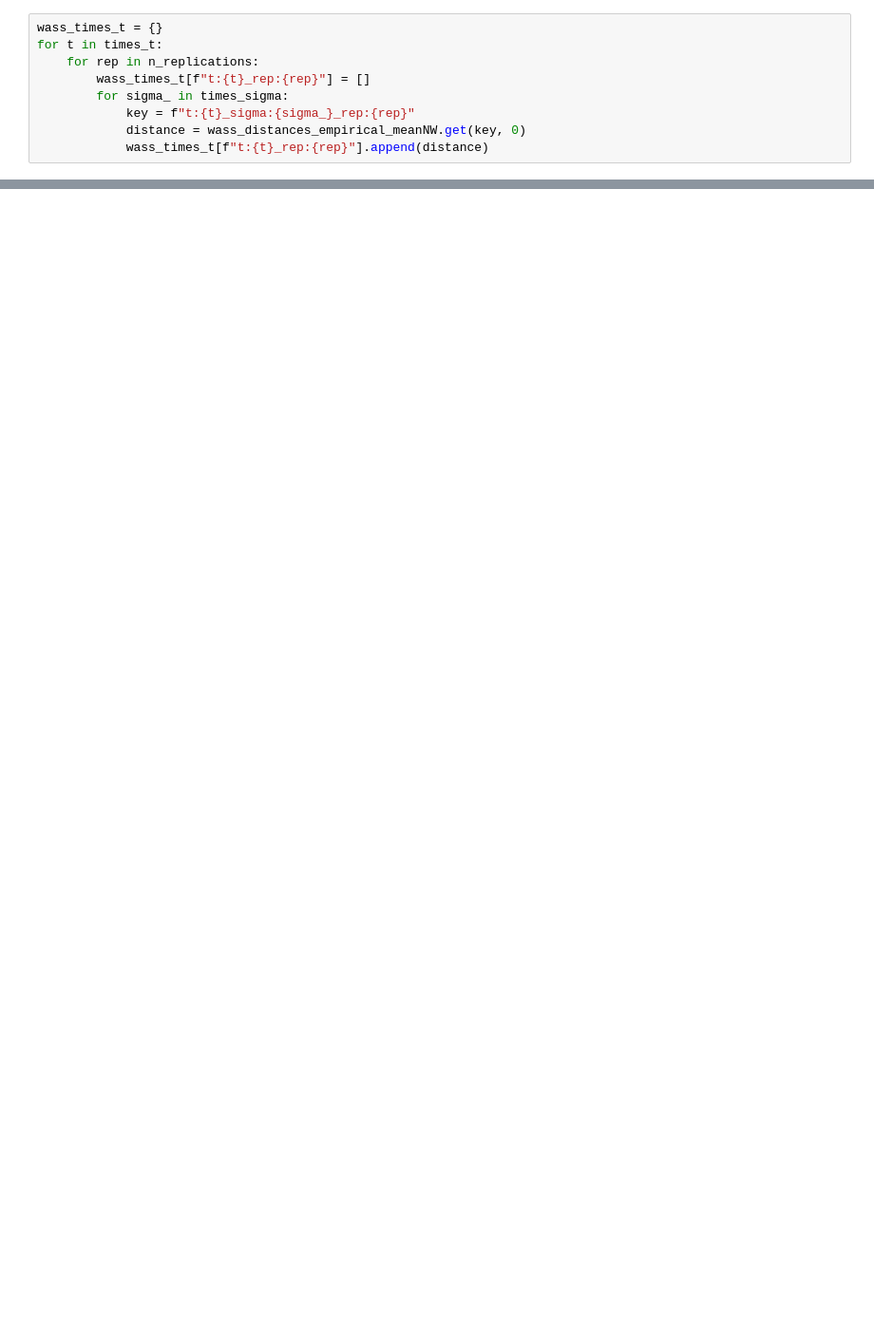
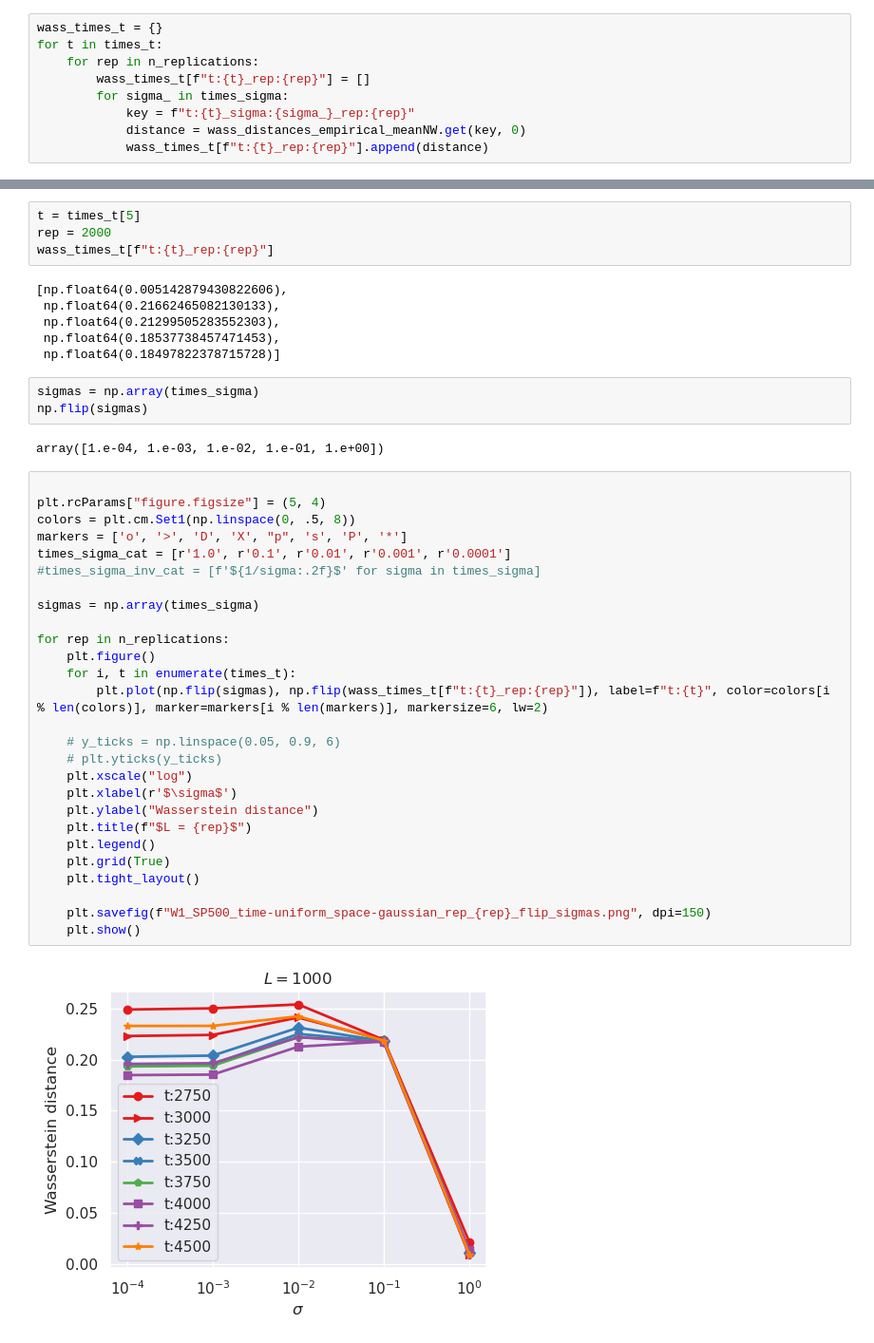
Before and after one commit to mzalaya/wasslsp, a Jupyter notebook: notebooks/clean-real/SP500-various-sigmas-reps.ipynb, the cells around one changed output, grey strips where cells are left out. Shown at 95% size. Cells and saved outputs as stored; diff of their text form; blank space fills up the shorter version.

```diff
--- a/notebooks/clean-real/SP500-various-sigmas-reps.ipynb
+++ b/notebooks/clean-real/SP500-various-sigmas-reps.ipynb
@@ -398,0 +405,44 @@ for rep in n_replications:
+# %%
+t = times_t[5]
+rep = 2000
+wass_times_t[f"t:{t}_rep:{rep}"]
+# %% [output]
+[np.float64(0.005142879430822606),
+ np.float64(0.21662465082130133),
+ np.float64(0.21299505283552303),
+ np.float64(0.18537738457471453),
+ np.float64(0.18497822378715728)]
+# %%
+sigmas = np.array(times_sigma)
+np.flip(sigmas)
+# %% [output]
+array([1.e-04, 1.e-03, 1.e-02, 1.e-01, 1.e+00])
+# %%
+
+plt.rcParams["figure.figsize"] = (5, 4)
+colors = plt.cm.Set1(np.linspace(0, .5, 8))
+markers = ['o', '>', 'D', 'X', "p", 's', 'P', '*']
+times_sigma_cat = [r'1.0', r'0.1', r'0.01', r'0.001', r'0.0001']
+#times_sigma_inv_cat = [f'${1/sigma:.2f}$' for sigma in times_sigma]
+
+sigmas = np.array(times_sigma)
+
+for rep in n_replications:
+    plt.figure()
+    for i, t in enumerate(times_t):
+        plt.plot(np.flip(sigmas), np.flip(wass_times_t[f"t:{t}_rep:{rep}"]), label=f"t:{t}", color=colors[i % len(colors)], marker=markers[i % len(markers)], markersize=6, lw=2)
+
+    # y_ticks = np.linspace(0.05, 0.9, 6)
+    # plt.yticks(y_ticks)
+    plt.xscale("log")
+    plt.xlabel(r'$\sigma$')
+    plt.ylabel("Wasserstein distance")
+    plt.title(f"$L = {rep}$")
+    plt.legend()
+    plt.grid(True)
+    plt.tight_layout()
+
+    plt.savefig(f"W1_SP500_time-uniform_space-gaussian_rep_{rep}_flip_sigmas.png", dpi=150)
+    plt.show()
+# %% [output]
+[figure, added]
```
Also changed, not shown: parts of 9 cells of this notebook, 14 other files.
